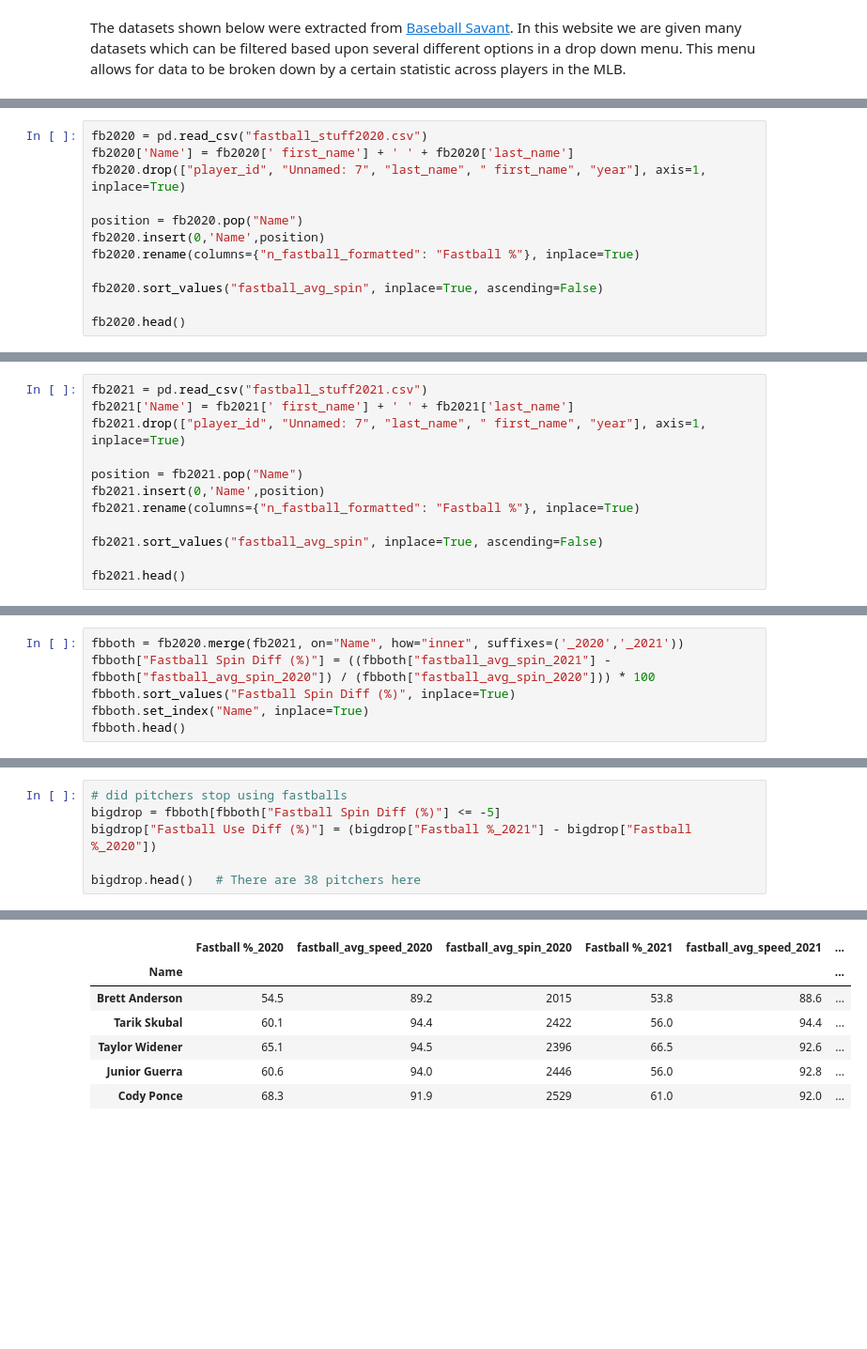
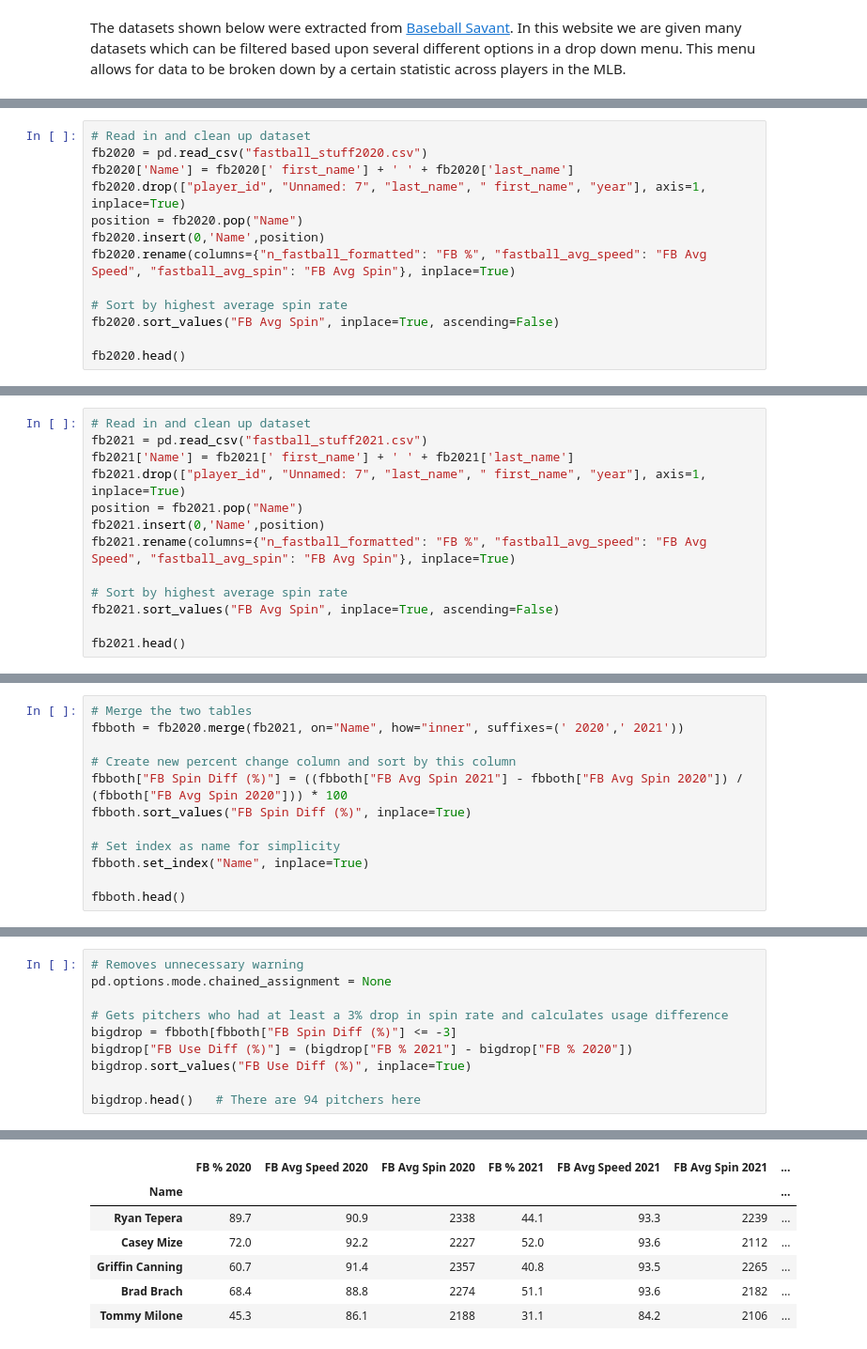
Before and after one commit to Jesparza17/Jesparza17, a Jupyter notebook: Project Notebook.ipynb, the cells around one changed output, grey strips where cells are left out. Shown at 94% size. Saved outputs shown, nothing was run; the diff lists cells and outputs as text; blank space fills up the shorter version.

```diff
--- a/Project Notebook.ipynb
+++ b/Project Notebook.ipynb
@@ -203,13 +46,14 @@ year2021
 # %%
+# Read in and clean up dataset
 fb2020 = pd.read_csv("fastball_stuff2020.csv")
 fb2020['Name'] = fb2020[' first_name'] + ' ' + fb2020['last_name']
 fb2020.drop(["player_id", "Unnamed: 7", "last_name", " first_name", "year"], axis=1, inplace=True)
-
 position = fb2020.pop("Name")
 fb2020.insert(0,'Name',position)
-fb2020.rename(columns={"n_fastball_formatted": "Fastball %"}, inplace=True)
+fb2020.rename(columns={"n_fastball_formatted": "FB %", "fastball_avg_speed": "FB Avg Speed", "fastball_avg_spin": "FB Avg Spin"}, inplace=True)
 
-fb2020.sort_values("fastball_avg_spin", inplace=True, ascending=False)
+# Sort by highest average spin rate
+fb2020.sort_values("FB Avg Spin", inplace=True, ascending=False)
 
 fb2020.head()
 # %% [output]
@@ -222,13 +68,14 @@ fb2020.head()
 # %%
+# Read in and clean up dataset
 fb2021 = pd.read_csv("fastball_stuff2021.csv")
 fb2021['Name'] = fb2021[' first_name'] + ' ' + fb2021['last_name']
 fb2021.drop(["player_id", "Unnamed: 7", "last_name", " first_name", "year"], axis=1, inplace=True)
-
 position = fb2021.pop("Name")
 fb2021.insert(0,'Name',position)
-fb2021.rename(columns={"n_fastball_formatted": "Fastball %"}, inplace=True)
+fb2021.rename(columns={"n_fastball_formatted": "FB %", "fastball_avg_speed": "FB Avg Speed", "fastball_avg_spin": "FB Avg Spin"}, inplace=True)
 
-fb2021.sort_values("fastball_avg_spin", inplace=True, ascending=False)
+# Sort by highest average spin rate
+fb2021.sort_values("FB Avg Spin", inplace=True, ascending=False)
 
 fb2021.head()
 # %% [output]
@@ -241,7 +90,13 @@ fb2021.head()
 # %%
-fbboth = fb2020.merge(fb2021, on="Name", how="inner", suffixes=('_2020','_2021'))
-fbboth["Fastball Spin Diff (%)"] = ((fbboth["fastball_avg_spin_2021"] - fbboth["fastball_avg_spin_2020"]) / (fbboth["fastball_avg_spin_2020"])) * 100
-fbboth.sort_values("Fastball Spin Diff (%)", inplace=True)
+# Merge the two tables
+fbboth = fb2020.merge(fb2021, on="Name", how="inner", suffixes=(' 2020',' 2021'))
+
+# Create new percent change column and sort by this column
+fbboth["FB Spin Diff (%)"] = ((fbboth["FB Avg Spin 2021"] - fbboth["FB Avg Spin 2020"]) / (fbboth["FB Avg Spin 2020"])) * 100
+fbboth.sort_values("FB Spin Diff (%)", inplace=True)
+
+# Set index as name for simplicity
 fbboth.set_index("Name", inplace=True)
+
 fbboth.head()
 # %% [output]
@@ -259,7 +122,11 @@ fbboth["Fastball Spin Diff (%)"].mean()
 # %%
-# did pitchers stop using fastballs
-bigdrop = fbboth[fbboth["Fastball Spin Diff (%)"] <= -5]
-bigdrop["Fastball Use Diff (%)"] = (bigdrop["Fastball %_2021"] - bigdrop["Fastball %_2020"])
+# Removes unnecessary warning
+pd.options.mode.chained_assignment = None
 
-bigdrop.head()   # There are 38 pitchers here
+# Gets pitchers who had at least a 3% drop in spin rate and calculates usage difference
+bigdrop = fbboth[fbboth["FB Spin Diff (%)"] <= -3]
+bigdrop["FB Use Diff (%)"] = (bigdrop["FB % 2021"] - bigdrop["FB % 2020"])
+bigdrop.sort_values("FB Use Diff (%)", inplace=True)
+
+bigdrop.head()   # There are 94 pitchers here
 # %% [output]
@@ -271,8 +133,8 @@ See the caveats in the documentation: https://pandas.pydata.org/pandas-docs/stab
-|  | Fastball %_2020 | fastball_avg_speed_2020 | fastball_avg_spin_2020 | Fastball %_2021 | fastball_avg_speed_2021 | ... |
-| Name |  |  |  |  |  | ... |
-| Brett Anderson | 54.5 | 89.2 | 2015 | 53.8 | 88.6 | ... |
-| Tarik Skubal | 60.1 | 94.4 | 2422 | 56.0 | 94.4 | ... |
-| Taylor Widener | 65.1 | 94.5 | 2396 | 66.5 | 92.6 | ... |
-| Junior Guerra | 60.6 | 94.0 | 2446 | 56.0 | 92.8 | ... |
-| Cody Ponce | 68.3 | 91.9 | 2529 | 61.0 | 92.0 | ... |
+|  | FB % 2020 | FB Avg Speed 2020 | FB Avg Spin 2020 | FB % 2021 | FB Avg Speed 2021 | FB Avg Spin 2021 | ... |
+| Name |  |  |  |  |  |  | ... |
+| Ryan Tepera | 89.7 | 90.9 | 2338 | 44.1 | 93.3 | 2239 | ... |
+| Casey Mize | 72.0 | 92.2 | 2227 | 52.0 | 93.6 | 2112 | ... |
+| Griffin Canning | 60.7 | 91.4 | 2357 | 40.8 | 93.5 | 2265 | ... |
+| Brad Brach | 68.4 | 88.8 | 2274 | 51.1 | 93.6 | 2182 | ... |
+| Tommy Milone | 45.3 | 86.1 | 2188 | 31.1 | 84.2 | 2106 | ... |
 # %%
```
Also changed, not shown: parts of 33 cells of this notebook, 1 other file.
